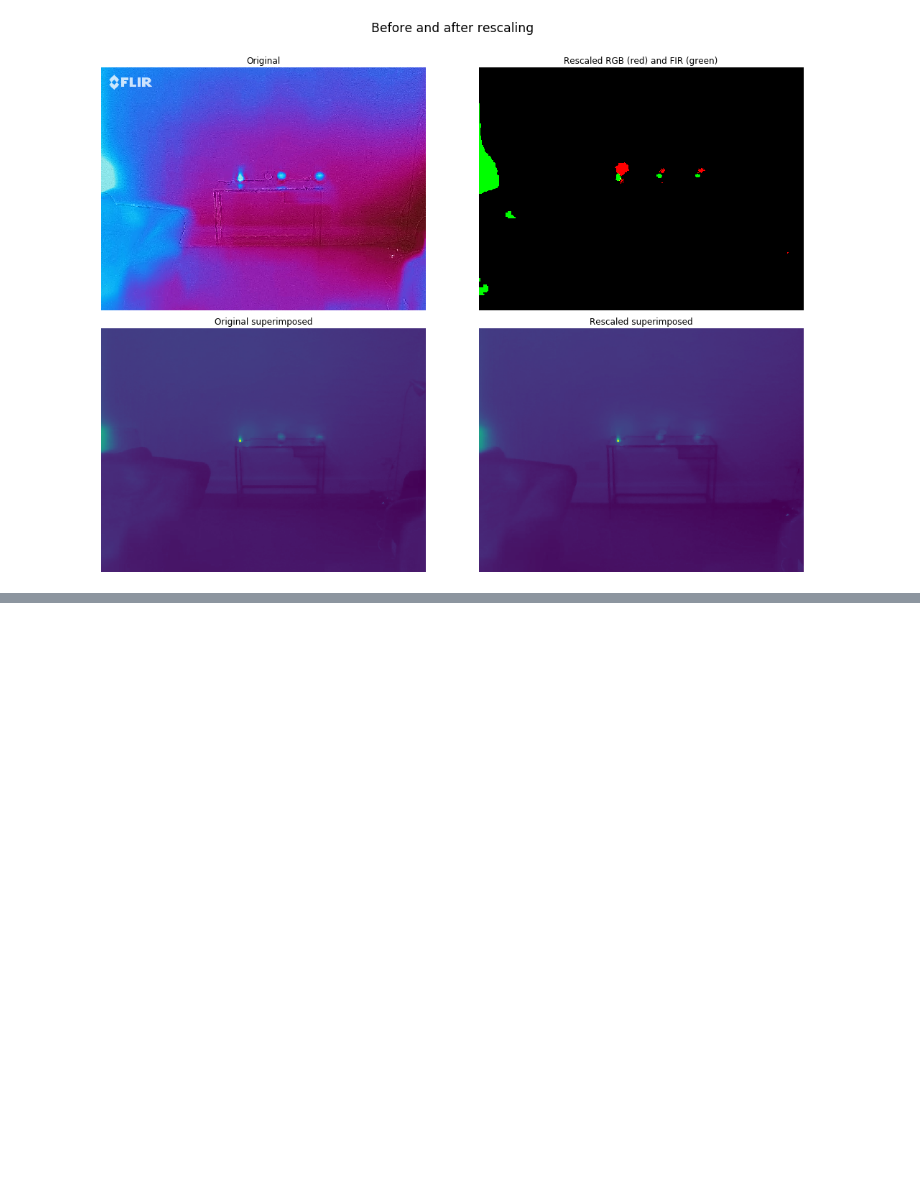
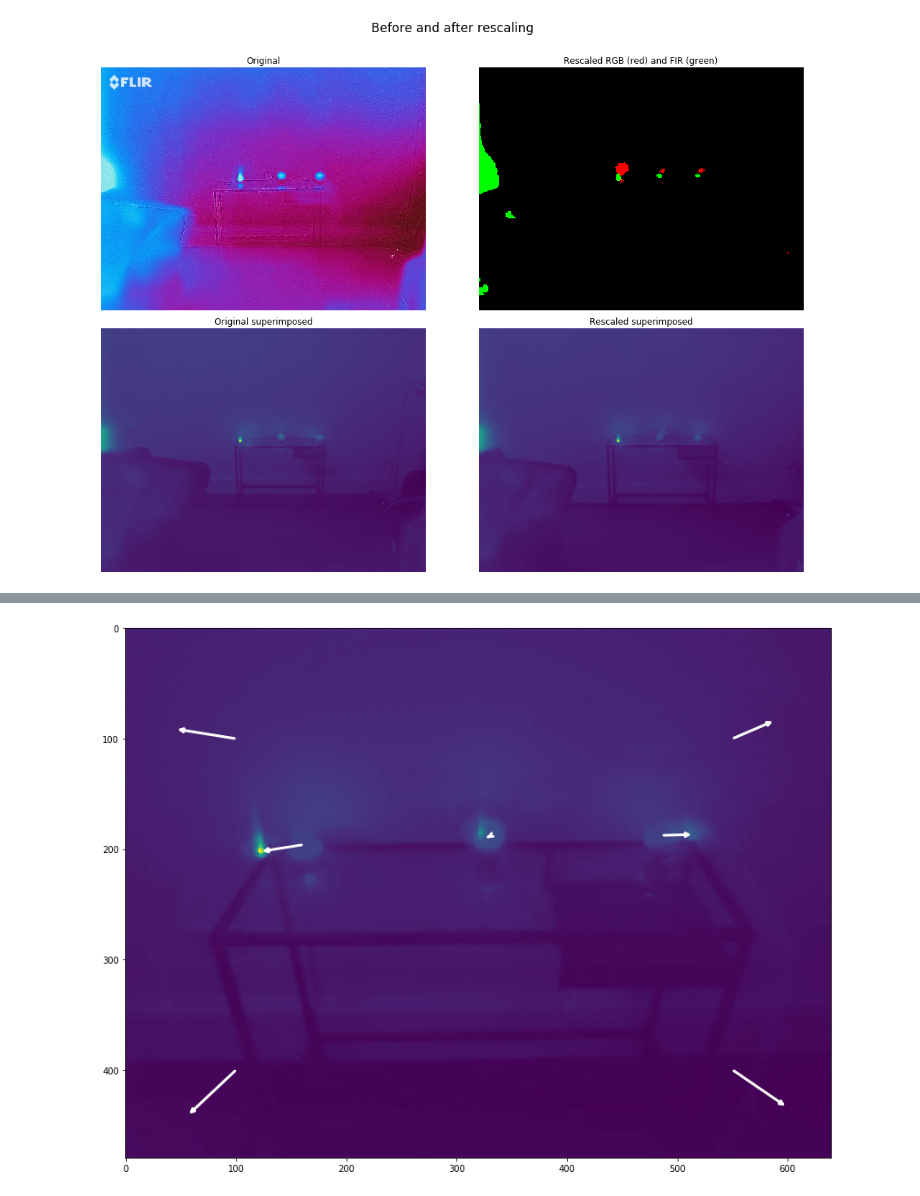
Before and after one commit to Lindronics/honours_project, a Jupyter notebook: notebooks/flir_one/flir_one_calibration.ipynb, the cells around one changed output, grey strips where cells are left out. Saved outputs shown, nothing was run; the diff lists cells and outputs as text; code cells hidden in the pictures; blank space fills up the shorter version.

```diff
--- a/notebooks/flir_one/flir_one_calibration.ipynb
+++ b/notebooks/flir_one/flir_one_calibration.ipynb
@@ -126,0 +192,4 @@ align(list(metadata["photos"].keys())[3], fac=0.09)
+# %%
+show_transform("flir_20191112T174218.jpg", metadata, model.coef_, model.intercept_)
+# %% [output]
+[figure, added]
```
Also changed, not shown: parts of 6 cells of this notebook.
